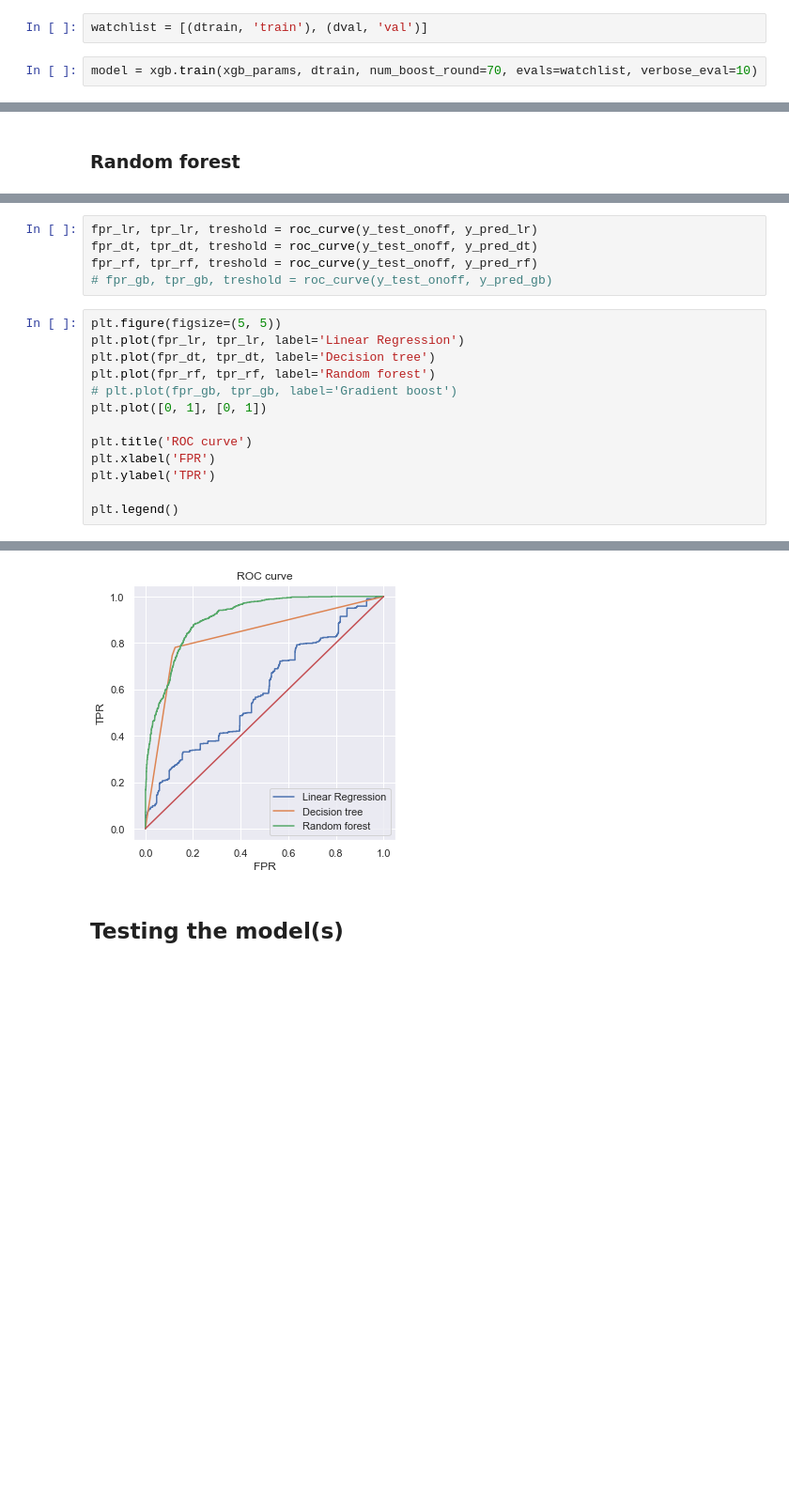
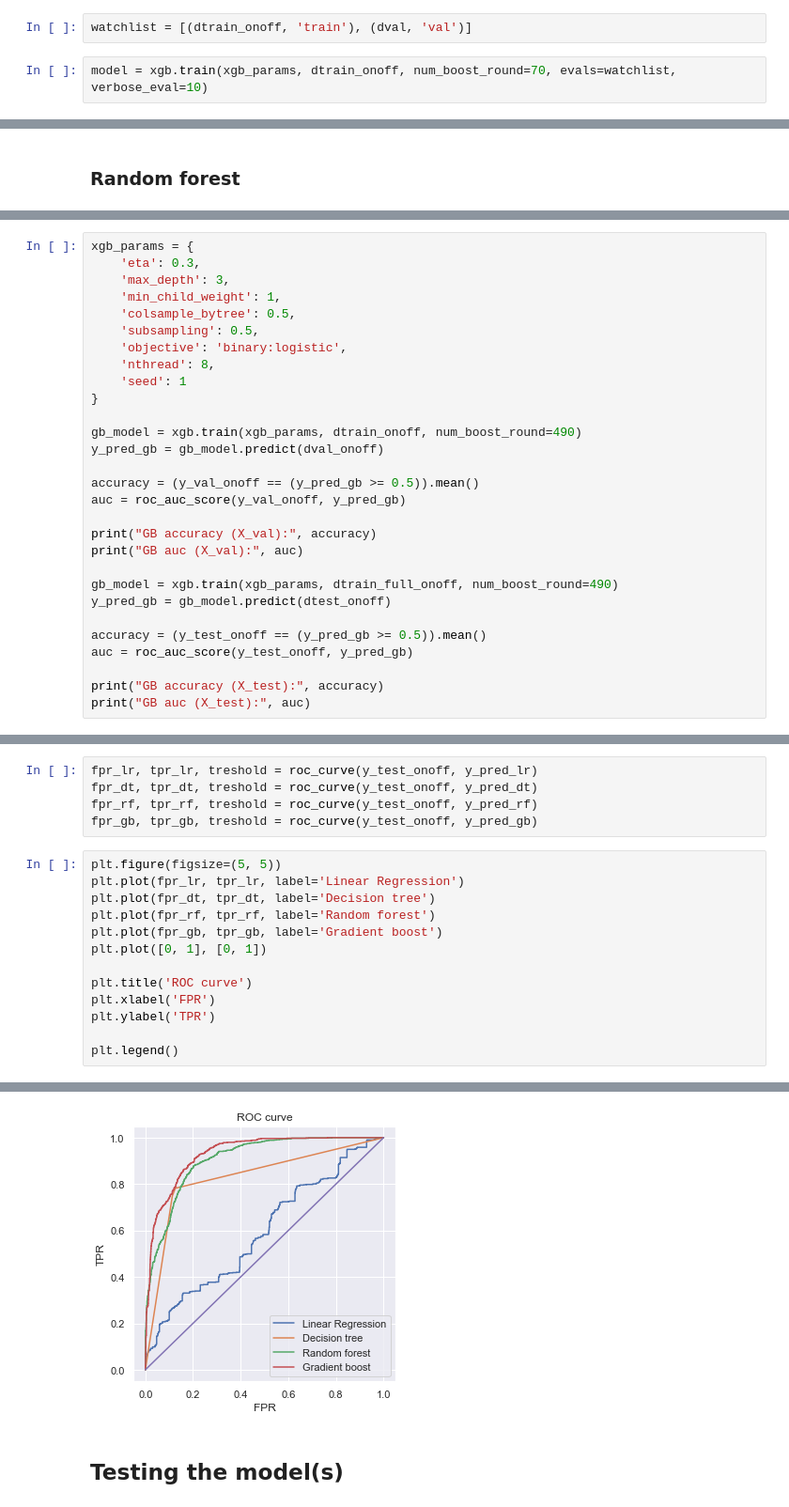
Before and after one commit to Mo0812/mk-home-automation, a Jupyter notebook: mk-home-automation.ipynb, the cells around one changed output, grey strips where cells are left out. Shown at 94% size. Saved outputs shown, nothing was run; the diff lists cells and outputs as text; blank space fills up the shorter version.

Commit message:
finishing gradient boost examples

```diff
--- a/mk-home-automation.ipynb
+++ b/mk-home-automation.ipynb
@@ -563,9 +568,9 @@ xgb_params = {
     'seed': 1,
 }
 # %%
-watchlist = [(dtrain, 'train'), (dval, 'val')]
+watchlist = [(dtrain_onoff, 'train'), (dval, 'val')]
 # %%
-model = xgb.train(xgb_params, dtrain, num_boost_round=70, evals=watchlist, verbose_eval=10)
+model = xgb.train(xgb_params, dtrain_onoff, num_boost_round=70, evals=watchlist, verbose_eval=10)
 # %% [output]
 [0]     train-error:0.25807     val-error:0.27600
 [10]    train-error:0.23259     val-error:0.24533
@@ -662,0 +894,29 @@ LR auc (X_test): 0.9073425589903419
+# %%
+xgb_params = {
+    'eta': 0.3,
+    'max_depth': 3,
+    'min_child_weight': 1,
+    'colsample_bytree': 0.5,
+    'subsampling': 0.5,
+    'objective': 'binary:logistic',
+    'nthread': 8,
+    'seed': 1
+}
+
+gb_model = xgb.train(xgb_params, dtrain_onoff, num_boost_round=490)
+y_pred_gb = gb_model.predict(dval_onoff)
+
+accuracy = (y_val_onoff == (y_pred_gb >= 0.5)).mean()
+auc = roc_auc_score(y_val_onoff, y_pred_gb)
+
+print("GB accuracy (X_val):", accuracy)
+print("GB auc (X_val):", auc)
+
+gb_model = xgb.train(xgb_params, dtrain_full_onoff, num_boost_round=490)
+y_pred_gb = gb_model.predict(dtest_onoff)
+
+accuracy = (y_test_onoff == (y_pred_gb >= 0.5)).mean()
+auc = roc_auc_score(y_test_onoff, y_pred_gb)
+
+print("GB accuracy (X_test):", accuracy)
+print("GB auc (X_test):", auc)
@@ -664,23 +945,23 @@ LR auc (X_test): 0.9073425589903419
 fpr_lr, tpr_lr, treshold = roc_curve(y_test_onoff, y_pred_lr)
 fpr_dt, tpr_dt, treshold = roc_curve(y_test_onoff, y_pred_dt)
 fpr_rf, tpr_rf, treshold = roc_curve(y_test_onoff, y_pred_rf)
-# fpr_gb, tpr_gb, treshold = roc_curve(y_test_onoff, y_pred_gb)
+fpr_gb, tpr_gb, treshold = roc_curve(y_test_onoff, y_pred_gb)
 # %%
 plt.figure(figsize=(5, 5))
 plt.plot(fpr_lr, tpr_lr, label='Linear Regression')
 plt.plot(fpr_dt, tpr_dt, label='Decision tree')
 plt.plot(fpr_rf, tpr_rf, label='Random forest')
-# plt.plot(fpr_gb, tpr_gb, label='Gradient boost')
+plt.plot(fpr_gb, tpr_gb, label='Gradient boost')
 plt.plot([0, 1], [0, 1])
 
 plt.title('ROC curve')
 plt.xlabel('FPR')
 plt.ylabel('TPR')
 
 plt.legend()
 # %% [output]
 <matplotlib.legend.Legend at 0x...>
-[figure, old version]
+[figure, new version]
 # %% [markdown]
 ## Testing the model(s)
 # %%
```
Also changed, not shown: parts of 32 cells of this notebook.
